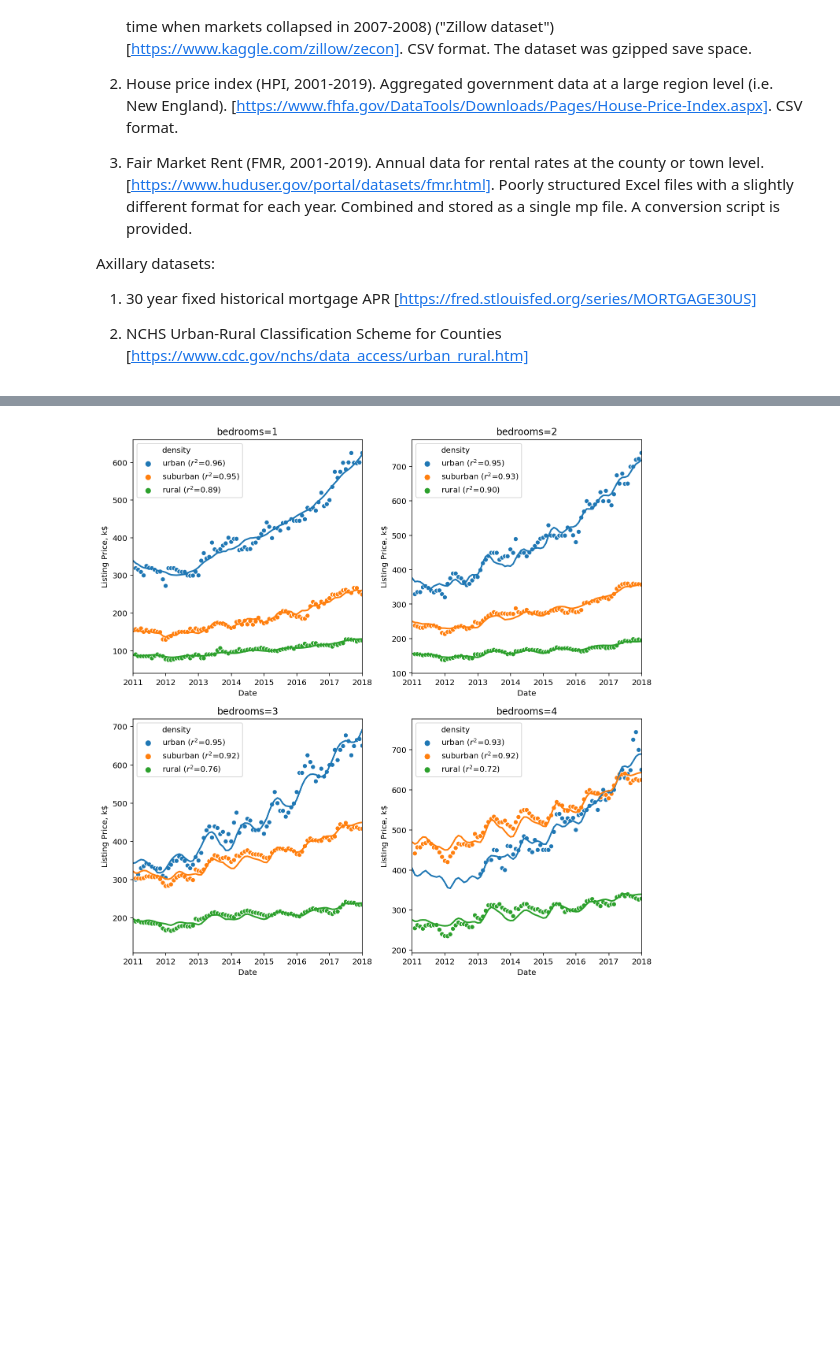
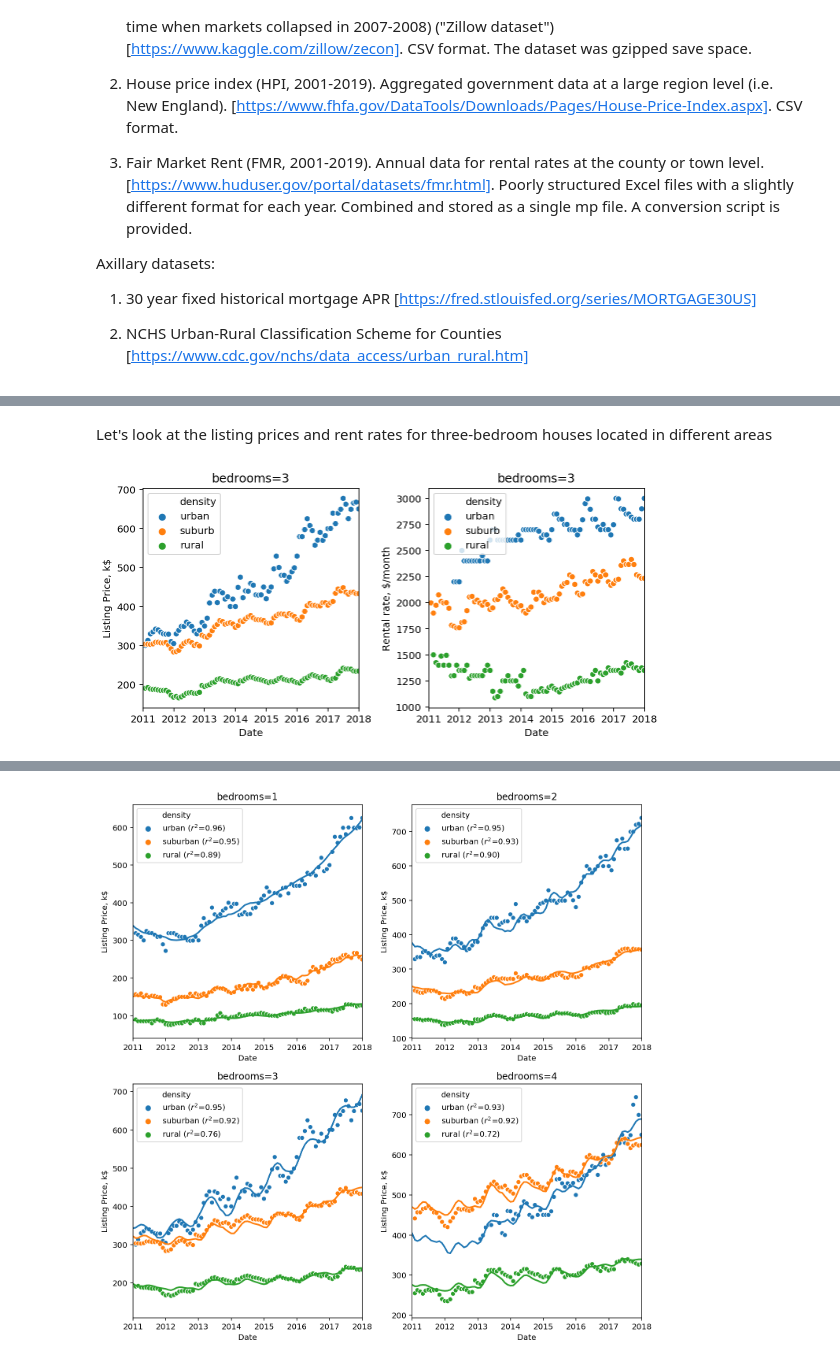
Before and after one commit to ivlis/rent-or-buy, a Jupyter notebook: rent-or-buy.ipynb, the cells around one changed output, grey strips where cells are left out. Cells and saved outputs as stored; diff of their text form; code cells hidden in the pictures; blank space fills up the shorter version.

```diff
--- a/rent-or-buy.ipynb
+++ b/rent-or-buy.ipynb
@@ -94,0 +139,33 @@ features.tail()
+# %%
+# Load python classes implementing the machine learling models
+# to avoid some heavylifting in data importing and processing
+
+from model.price_model import PriceModel
+from model.rent_model import RentModel
+pm = PriceModel()
+rm = RentModel()
+
+list_prices = pm.features_and_targets[['Date', 'rooms', 'density', 'target']]
+rent_prices = rm.features_and_targets[['Date', 'rooms', 'density', 'target']]
+# %% [markdown]
+Let's look at the listing prices and rent rates for three-bedroom houses located in different areas
+# %%
+fig = plt.figure(figsize=(8,4))
+
+plt.subplot(121)
+sns.scatterplot(data=list_prices[list_prices.rooms==3], x='Date', y='target', hue='density', lw=2,
+                hue_order=['urban', 'suburb', 'rural'])
+plt.xlim(datetime.date(2011, 1,1), datetime.date(2018, 1,1))
+plt.title(f'bedrooms=3')
+plt.ylabel('Listing Price, k$')
+
+plt.subplot(122)
+sns.scatterplot(data=rent_prices[rent_prices.rooms==3], x='Date', y='target', hue='density', lw=2,
+                hue_order=['urban', 'suburb', 'rural'])
+plt.xlim(datetime.date(2011, 1,1), datetime.date(2018, 1,1))
+plt.title(f'bedrooms=3')
+plt.ylabel('Rental rate, $/month')
+
+plt.tight_layout()
+# %% [output]
+[figure, added]
```
Also changed, not shown: parts of 16 cells of this notebook.
